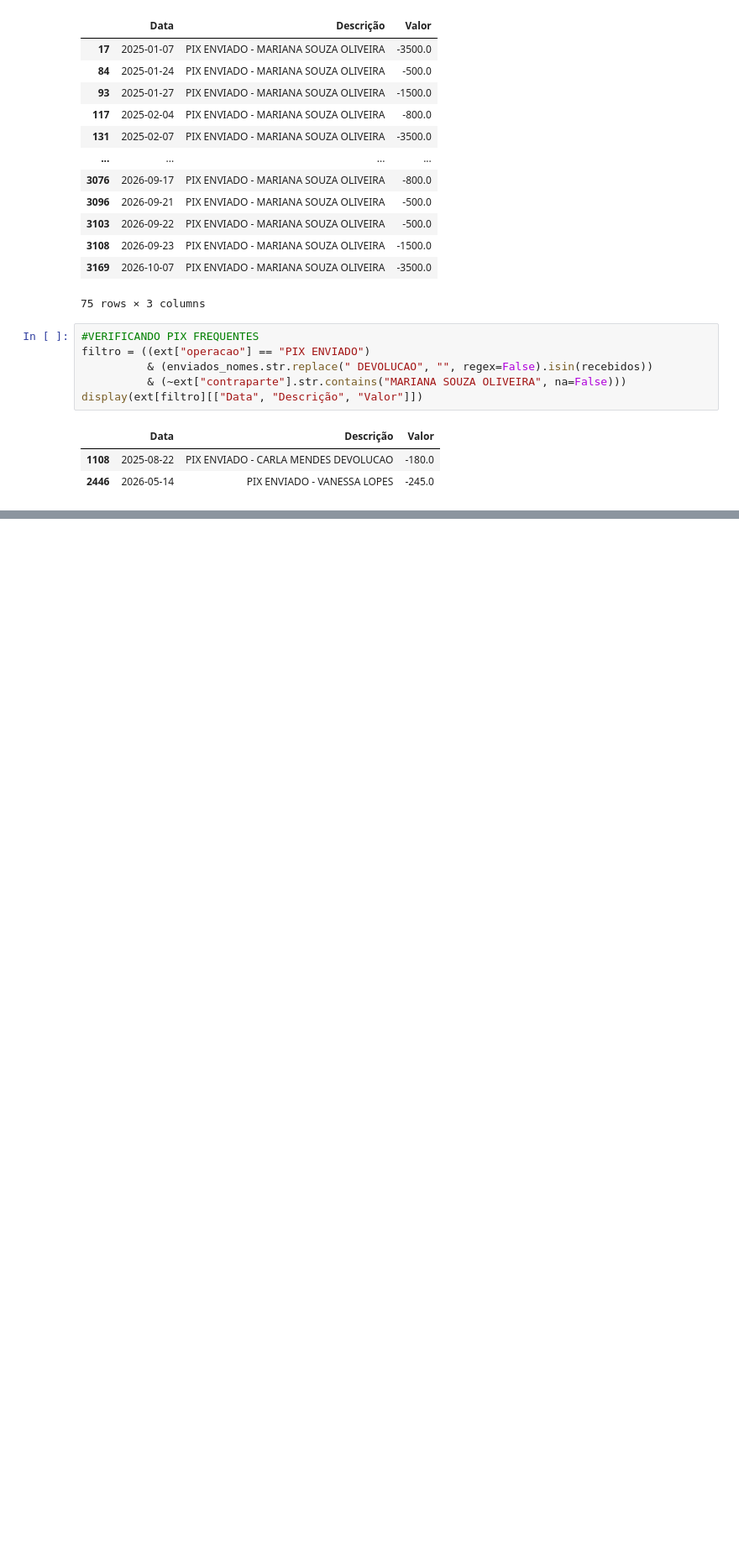
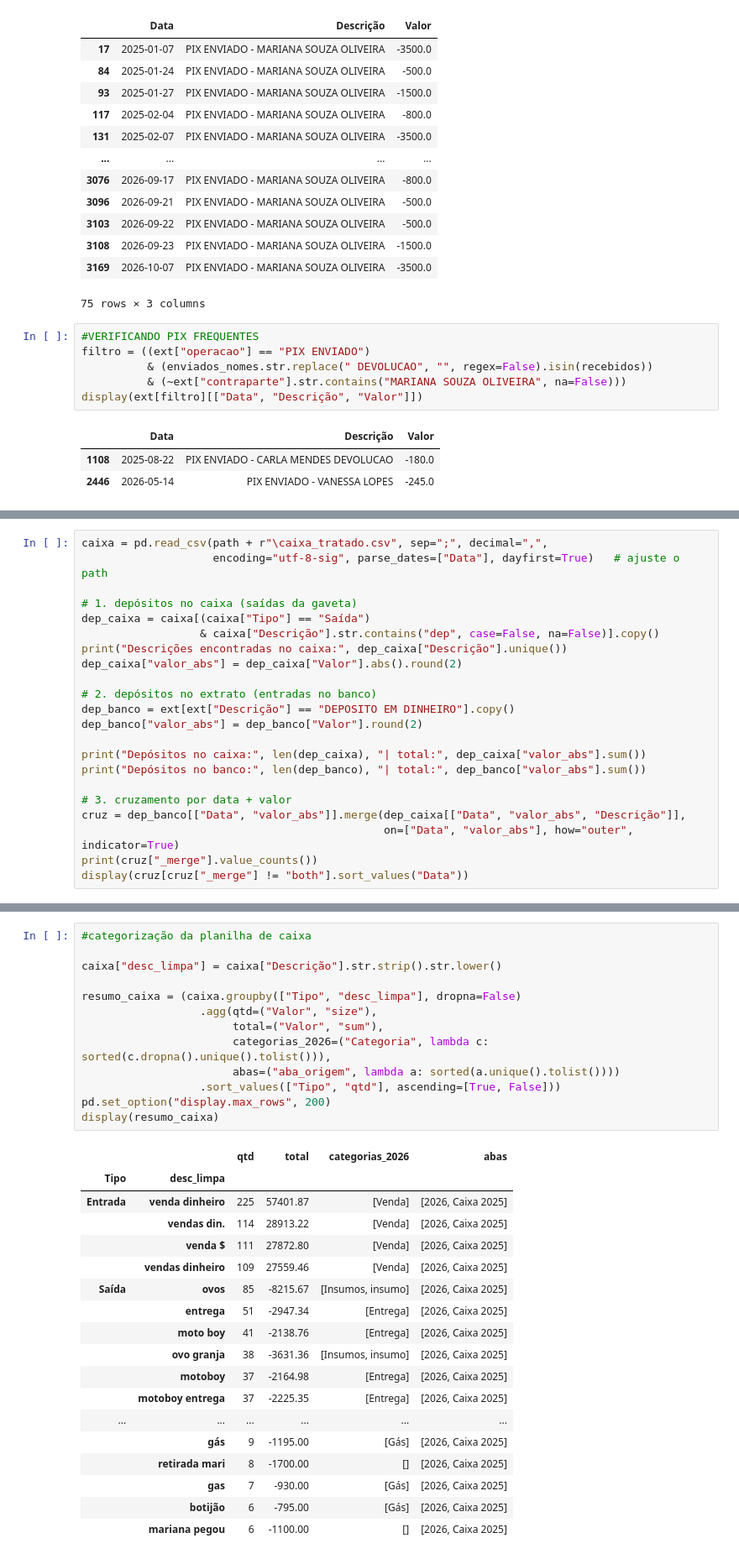
Before and after one commit to Le-Costa/Analise_financeira_confeitaria, a Jupyter notebook: notebooks/tabela de natureza.ipynb, the cells around one changed output, grey strips where cells are left out. Shown at 84% size. Drawn from its saved outputs; the diff is of its cells as text; blank space fills up the shorter version.

Commit message:
categorização

```diff
--- a/notebooks/tabela de natureza.ipynb
+++ b/notebooks/tabela de natureza.ipynb
@@ -475,0 +560,22 @@ display(ext[ext["contraparte"].str.contains(nome, na=False)][["Data", "Descriç
+# %%
+caixa = pd.read_csv(path + r"\caixa_tratado.csv", sep=";", decimal=",",
+                    encoding="utf-8-sig", parse_dates=["Data"], dayfirst=True)   # ajuste o path
+
+# 1. depósitos no caixa (saídas da gaveta)
+dep_caixa = caixa[(caixa["Tipo"] == "Saída")
+                  & caixa["Descrição"].str.contains("dep", case=False, na=False)].copy()
+print("Descrições encontradas no caixa:", dep_caixa["Descrição"].unique())
+dep_caixa["valor_abs"] = dep_caixa["Valor"].abs().round(2)
+
+# 2. depósitos no extrato (entradas no banco)
+dep_banco = ext[ext["Descrição"] == "DEPOSITO EM DINHEIRO"].copy()
+dep_banco["valor_abs"] = dep_banco["Valor"].round(2)
+
+print("Depósitos no caixa:", len(dep_caixa), "| total:", dep_caixa["valor_abs"].sum())
+print("Depósitos no banco:", len(dep_banco), "| total:", dep_banco["valor_abs"].sum())
+
+# 3. cruzamento por data + valor
+cruz = dep_banco[["Data", "valor_abs"]].merge(dep_caixa[["Data", "valor_abs", "Descrição"]],
+                                              on=["Data", "valor_abs"], how="outer", indicator=True)
+print(cruz["_merge"].value_counts())
+display(cruz[cruz["_merge"] != "both"].sort_values("Data"))
@@ -475,0 +596,32 @@ display(ext[ext["contraparte"].str.contains(nome, na=False)][["Data", "Descriç
+# %%
+#categorização da planilha de caixa
+
+caixa["desc_limpa"] = caixa["Descrição"].str.strip().str.lower()
+
+resumo_caixa = (caixa.groupby(["Tipo", "desc_limpa"], dropna=False)
+                  .agg(qtd=("Valor", "size"),
+                       total=("Valor", "sum"),
+                       categorias_2026=("Categoria", lambda c: sorted(c.dropna().unique().tolist())),
+                       abas=("aba_origem", lambda a: sorted(a.unique().tolist())))
+                  .sort_values(["Tipo", "qtd"], ascending=[True, False]))
+pd.set_option("display.max_rows", 200)
+display(resumo_caixa)
+# %% [output]
+|  |  | qtd | total | categorias_2026 | abas |
+| Tipo | desc_limpa |  |  |  |  |
+| Entrada | venda dinheiro | 225 | 57401.87 | [Venda] | [2026, Caixa 2025] |
+|  | vendas din. | 114 | 28913.22 | [Venda] | [2026, Caixa 2025] |
+|  | venda $ | 111 | 27872.80 | [Venda] | [2026, Caixa 2025] |
+|  | vendas dinheiro | 109 | 27559.46 | [Venda] | [2026, Caixa 2025] |
+| Saída | ovos | 85 | -8215.67 | [Insumos, insumo] | [2026, Caixa 2025] |
+|  | entrega | 51 | -2947.34 | [Entrega] | [2026, Caixa 2025] |
+|  | moto boy | 41 | -2138.76 | [Entrega] | [2026, Caixa 2025] |
+|  | ovo granja | 38 | -3631.36 | [Insumos, insumo] | [2026, Caixa 2025] |
+|  | motoboy | 37 | -2164.98 | [Entrega] | [2026, Caixa 2025] |
+|  | motoboy entrega | 37 | -2225.35 | [Entrega] | [2026, Caixa 2025] |
+| ... | ... | ... | ... | ... | ... |
+|  | gás | 9 | -1195.00 | [Gás] | [2026, Caixa 2025] |
+|  | retirada mari | 8 | -1700.00 | [] | [2026, Caixa 2025] |
+|  | gas | 7 | -930.00 | [Gás] | [2026, Caixa 2025] |
+|  | botijão | 6 | -795.00 | [Gás] | [2026, Caixa 2025] |
+|  | mariana pegou | 6 | -1100.00 | [] | [2026, Caixa 2025] |
```
Also changed, not shown: parts of 6 cells of this notebook, 2 other files.
